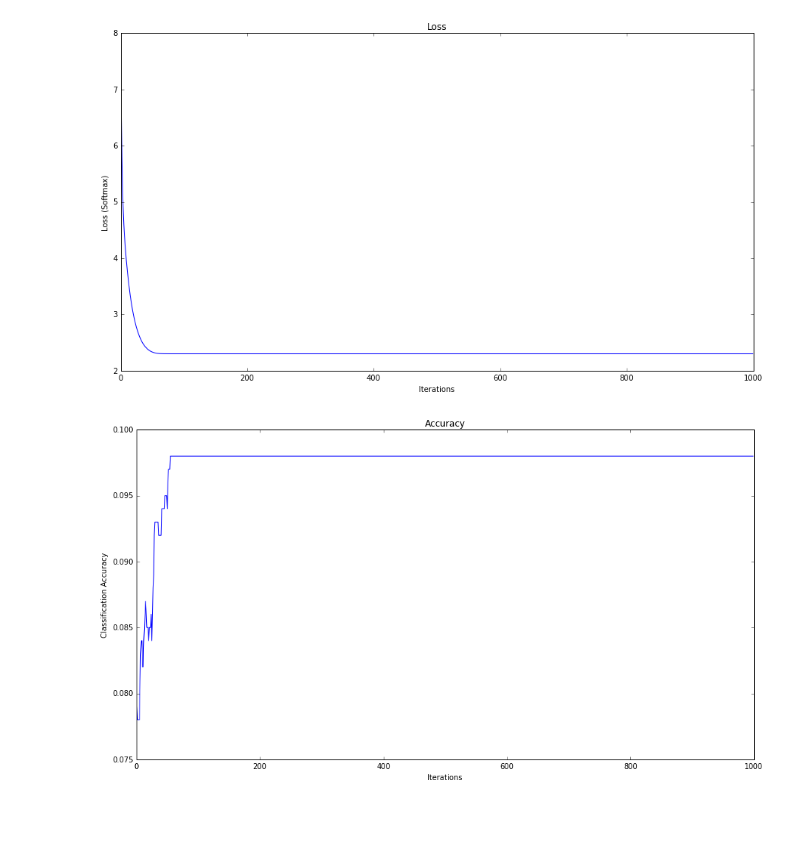
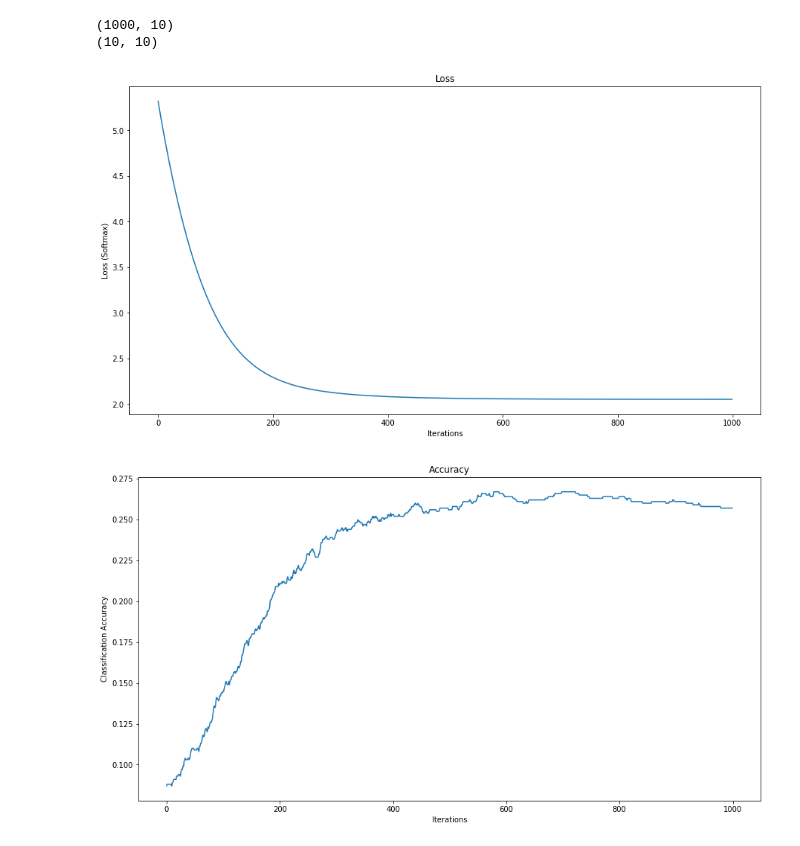
Before and after one commit to jaringson/Deep_Learning_CS501R, a Jupyter notebook: lab3/lab3.ipynb, the cells around one changed output. Saved outputs shown, nothing was run; the diff lists cells and outputs as text; code cells hidden in the pictures; blank space fills up the shorter version.

```diff
--- a/lab3/lab3.ipynb
+++ b/lab3/lab3.ipynb
@@ -52,10 +52,12 @@ def loss_function():
 
     scores = scores /  np.sum(scores, axis=0)
 
-    loss = -np.log(np.take(scores.T, labels))
+    loss = -np.log(scores.T)
+
+    loss = loss[np.arange(len(labels)),labels.T]
 
     loss = np.mean(loss)
-#     print 'here',loss
+
     return loss
 
 
@@ -85,42 +87,39 @@ step_size = 0.1
 all_loss = []
 all_acc = []
 
-# print features.shape
-# print W.shape
+print features.shape
+print W.shape
 
 for i in tqdm(range(NUM_EPOCHS)):
 
     loss_function_value, grad = numerical_gradient()
     W = W - step_size * grad
-#     if i ==199:
-#         print grad
     all_loss.append(loss_function_value)
-#     print np.argmax(W.dot(features.T),axis=0)
-#     print labels
-#     print np.equal(labels, np.argmax(W.dot(features.T),axis=0))
+
     all_acc.append(np.mean(np.equal(labels, np.argmax(W.dot(features.T),axis=0)).astype(float)))
-#     break
 
 import matplotlib.pyplot as plt
 %matplotlib inline
 
 plt.figure(1,figsize=(15,8))
 one = plt.plot(range(NUM_EPOCHS),all_loss)
 plt.title('Loss')
 
 plt.xlabel('Iterations')
 plt.ylabel('Loss (Softmax)')
 
 plt.show()
 
 plt.figure(2,figsize=(15,8))
 one = plt.plot(range(NUM_EPOCHS),all_acc)
 plt.title('Accuracy')
 
 plt.xlabel('Iterations')
 plt.ylabel('Classification Accuracy')
 
 plt.show()
 # %% [output]
+(1000, 10)
+(10, 10)
-[figure, old version]
+[figure, new version]
-[figure, old version]
+[figure, new version]
```
